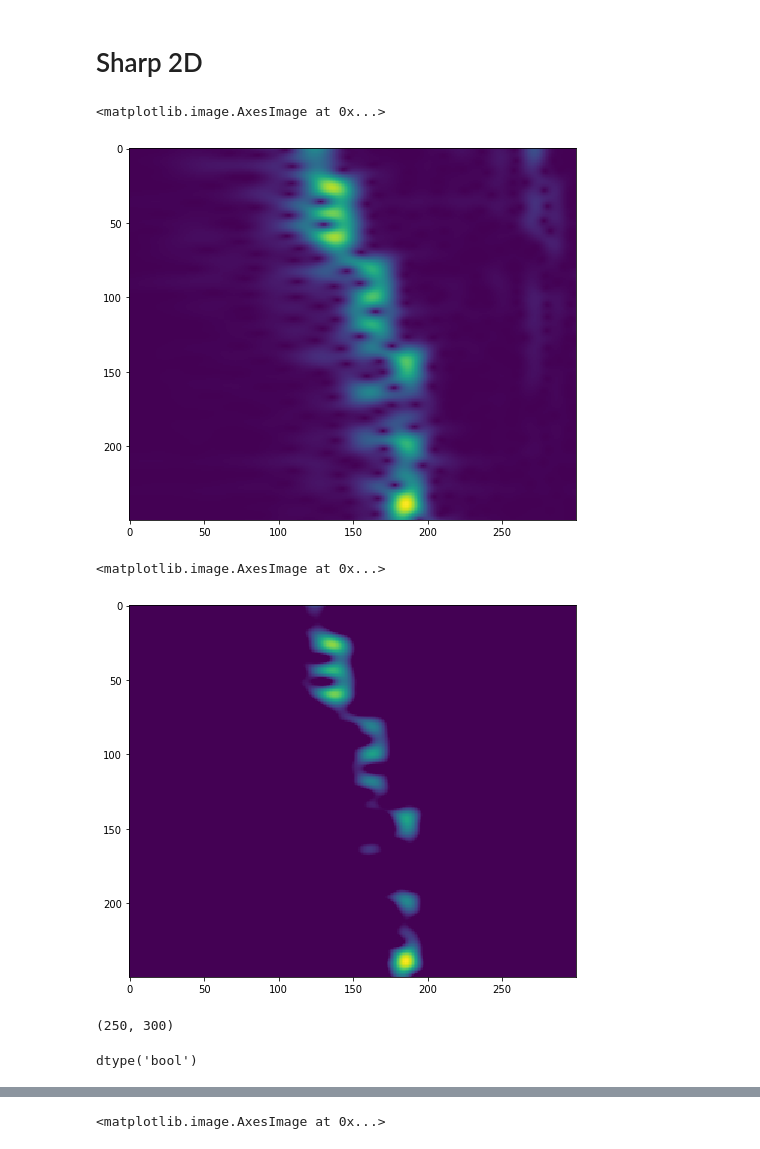
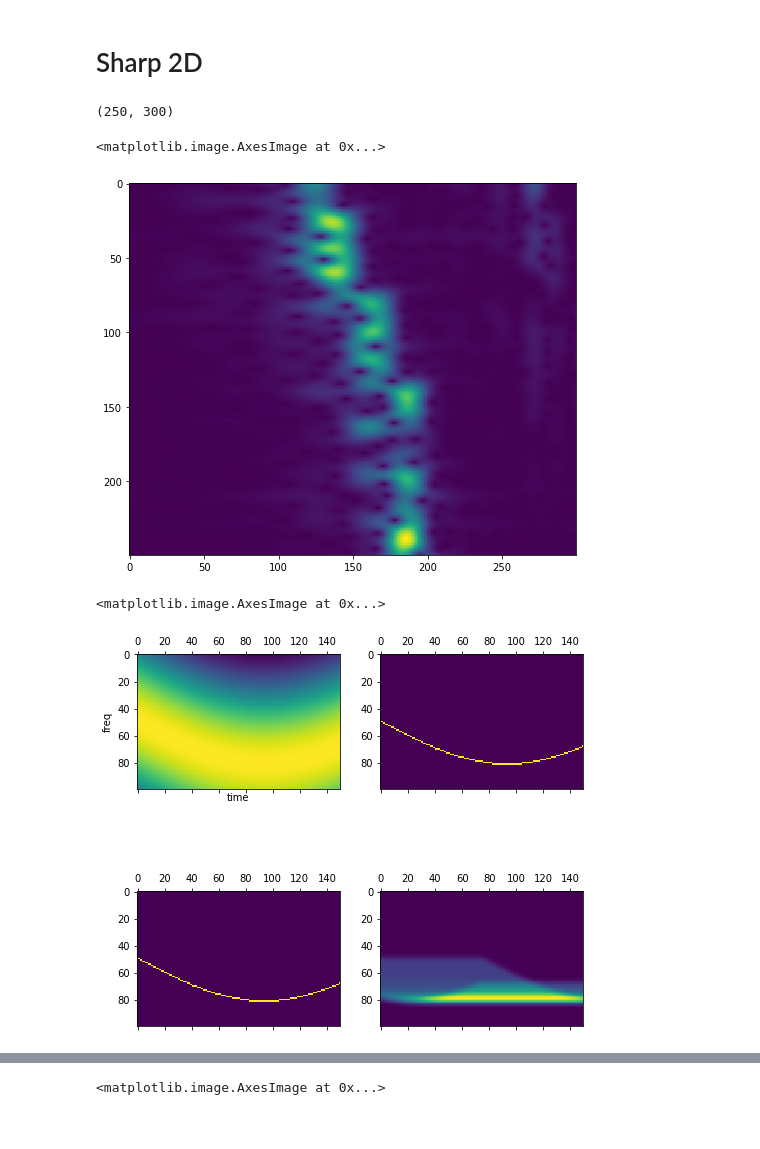
Before and after one commit to tandav/spectrogram, a Jupyter notebook: helpers/sharpening.ipynb, the cells around one changed output, grey strips where cells are left out. Cells and saved outputs as stored; diff of their text form; code cells hidden in the pictures.

```diff
--- a/helpers/sharpening.ipynb
+++ b/helpers/sharpening.ipynb
@@ -240,21 +240,43 @@ plt.show()
  # Sharp 2D
 # %%
 plt.figure(figsize=(8, 16))
+print(magnitude.shape)
 plt.imshow(magnitude)
 # %% [output]
-<matplotlib.image.AxesImage at 0x...>
+(250, 300)
+<matplotlib.image.AxesImage at 0x...>
 [figure]
-# %%
-plt.figure(figsize=(8, 16))
-plt.imshow(magnitude.clip(500, magnitude.max()))
-# %% [output]
-<matplotlib.image.AxesImage at 0x...>
-[figure, removed]
-# %%
-magnitude.shape
-# %% [output]
-(250, 300)
-# %%
-np.ones(4, dtype=bool).dtype
-# %% [output]
-dtype('bool')
+# %%
+# sanity check on simpler example
+n = 100
+t = np.linspace(0, np.pi, n)
+f = np.sin(np.linspace(0, 2.5, n + 50))
+
+T, F = np.meshgrid(t, f)
+a = np.sin(T - F).T * 10
+
+unit_2d = np.ones((1, a.shape[1]), dtype=bool)
+
+z0 = np.r_[unit_2d, a[1:] > a[:-1]]
+z1 = np.r_[a[:-1] > a[1:], unit_2d]
+
+z = z0 & z1
+
+sharp_peaks = np.zeros_like(a)
+sharp_peaks[z] = a[z]
+
+
+kernel = gaussian(30, std=2)
+sharp = np.apply_along_axis(np.correlate, axis=0, arr=sharp_peaks, v=kernel, mode='same')
+
+
+fig, ((ax1, ax2), (ax3, ax4)) = plt.subplots(2, 2, figsize=(8, 8))
+ax1.matshow(a)
+ax1.set_ylabel('freq')
+ax1.set_xlabel('time')
+ax2.matshow(z)
+ax3.matshow(sharp_peaks)
+ax4.matshow(sharp)
+# %% [output]
+<matplotlib.image.AxesImage at 0x...>
+[figure, added]
```
Also changed, not shown: parts of 11 cells of this notebook, 1 other file.
